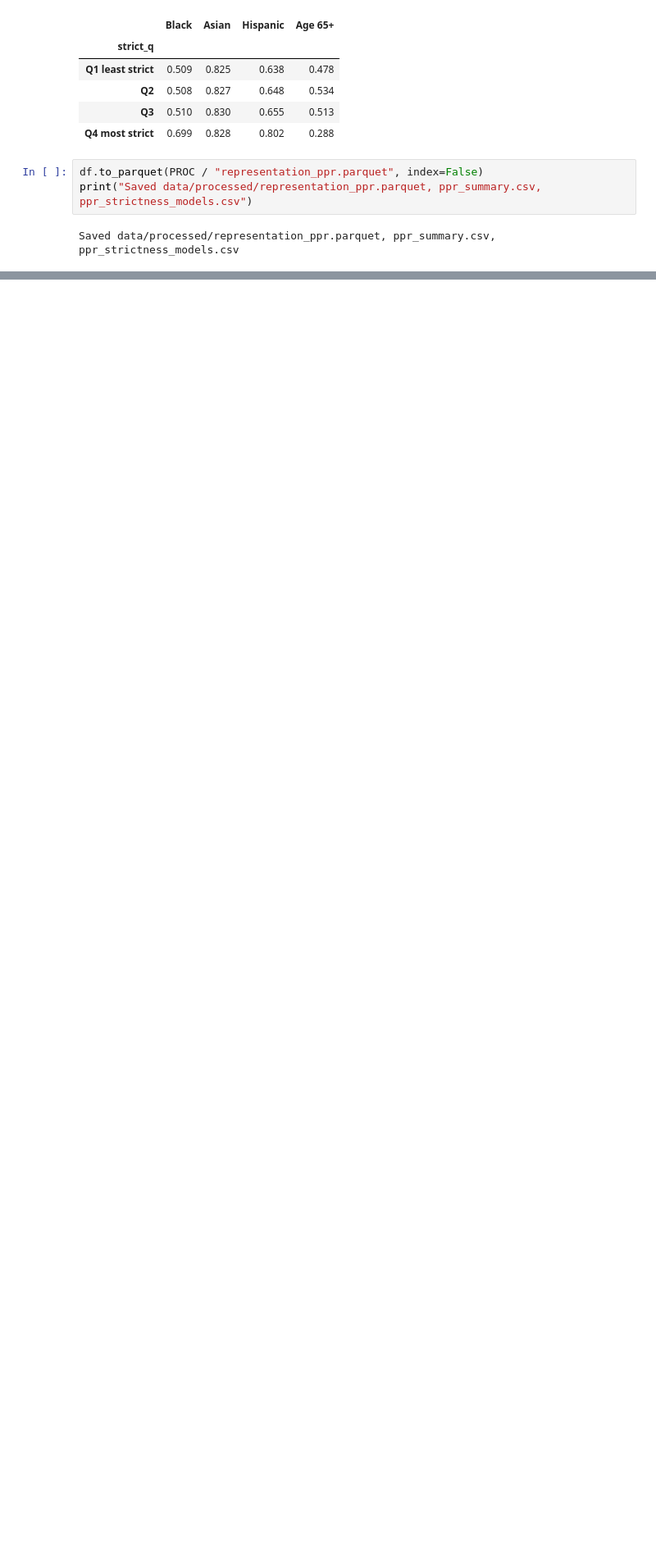
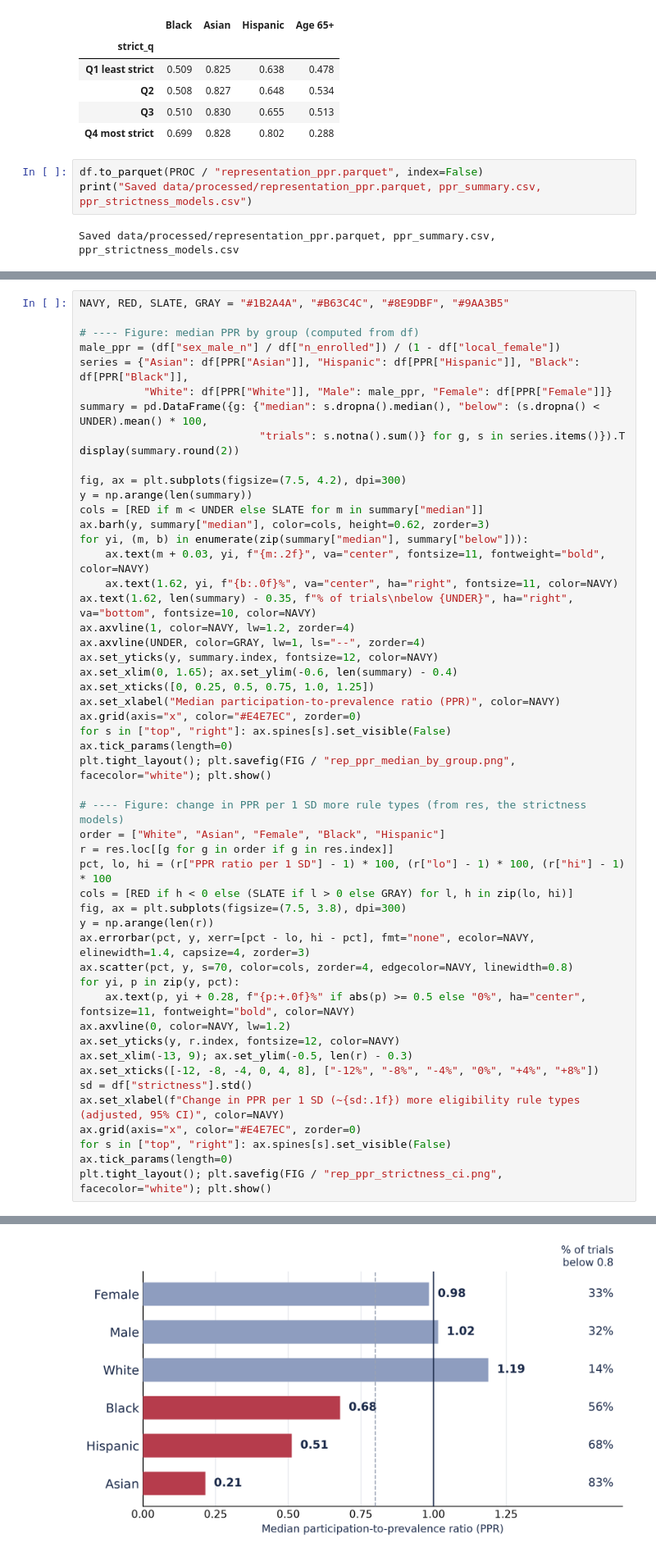
Before and after one commit to nehareddy4/clinical-trial-failure, a Jupyter notebook: notebooks/08_census_linking.ipynb, the cells around one changed output, grey strips where cells are left out. Shown at 82% size. Drawn from its saved outputs; the diff is of its cells as text; blank space fills up the shorter version.

Commit message:
Add report figures: median PPR by group (incl. male) and strictness effect with CIs

```diff
--- a/notebooks/08_census_linking.ipynb
+++ b/notebooks/08_census_linking.ipynb
@@ -414,0 +418,52 @@ Saved data/processed/representation_ppr.parquet, ppr_summary.csv, ppr_strictness
+# %%
+NAVY, RED, SLATE, GRAY = "#1B2A4A", "#B63C4C", "#8E9DBF", "#9AA3B5"
+
+# ---- Figure: median PPR by group (computed from df)
+male_ppr = (df["sex_male_n"] / df["n_enrolled"]) / (1 - df["local_female"])
+series = {"Asian": df[PPR["Asian"]], "Hispanic": df[PPR["Hispanic"]], "Black": df[PPR["Black"]],
+          "White": df[PPR["White"]], "Male": male_ppr, "Female": df[PPR["Female"]]}
+summary = pd.DataFrame({g: {"median": s.dropna().median(), "below": (s.dropna() < UNDER).mean() * 100,
+                            "trials": s.notna().sum()} for g, s in series.items()}).T
+display(summary.round(2))
+
+fig, ax = plt.subplots(figsize=(7.5, 4.2), dpi=300)
+y = np.arange(len(summary))
+cols = [RED if m < UNDER else SLATE for m in summary["median"]]
+ax.barh(y, summary["median"], color=cols, height=0.62, zorder=3)
+for yi, (m, b) in enumerate(zip(summary["median"], summary["below"])):
+    ax.text(m + 0.03, yi, f"{m:.2f}", va="center", fontsize=11, fontweight="bold", color=NAVY)
+    ax.text(1.62, yi, f"{b:.0f}%", va="center", ha="right", fontsize=11, color=NAVY)
+ax.text(1.62, len(summary) - 0.35, f"% of trials\nbelow {UNDER}", ha="right", va="bottom", fontsize=10, color=NAVY)
+ax.axvline(1, color=NAVY, lw=1.2, zorder=4)
+ax.axvline(UNDER, color=GRAY, lw=1, ls="--", zorder=4)
+ax.set_yticks(y, summary.index, fontsize=12, color=NAVY)
+ax.set_xlim(0, 1.65); ax.set_ylim(-0.6, len(summary) - 0.4)
+ax.set_xticks([0, 0.25, 0.5, 0.75, 1.0, 1.25])
+ax.set_xlabel("Median participation-to-prevalence ratio (PPR)", color=NAVY)
+ax.grid(axis="x", color="#E4E7EC", zorder=0)
+for s in ["top", "right"]: ax.spines[s].set_visible(False)
+ax.tick_params(length=0)
+plt.tight_layout(); plt.savefig(FIG / "rep_ppr_median_by_group.png", facecolor="white"); plt.show()
+
+# ---- Figure: change in PPR per 1 SD more rule types (from res, the strictness models)
+order = ["White", "Asian", "Female", "Black", "Hispanic"]
+r = res.loc[[g for g in order if g in res.index]]
+pct, lo, hi = (r["PPR ratio per 1 SD"] - 1) * 100, (r["lo"] - 1) * 100, (r["hi"] - 1) * 100
+cols = [RED if h < 0 else (SLATE if l > 0 else GRAY) for l, h in zip(lo, hi)]
+fig, ax = plt.subplots(figsize=(7.5, 3.8), dpi=300)
+y = np.arange(len(r))
+ax.errorbar(pct, y, xerr=[pct - lo, hi - pct], fmt="none", ecolor=NAVY, elinewidth=1.4, capsize=4, zorder=3)
+ax.scatter(pct, y, s=70, color=cols, zorder=4, edgecolor=NAVY, linewidth=0.8)
+for yi, p in zip(y, pct):
+    ax.text(p, yi + 0.28, f"{p:+.0f}%" if abs(p) >= 0.5 else "0%", ha="center", fontsize=11, fontweight="bold", color=NAVY)
+ax.axvline(0, color=NAVY, lw=1.2)
+ax.set_yticks(y, r.index, fontsize=12, color=NAVY)
+ax.set_xlim(-13, 9); ax.set_ylim(-0.5, len(r) - 0.3)
+ax.set_xticks([-12, -8, -4, 0, 4, 8], ["-12%", "-8%", "-4%", "0%", "+4%", "+8%"])
+sd = df["strictness"].std()
+ax.set_xlabel(f"Change in PPR per 1 SD (~{sd:.1f}) more eligibility rule types (adjusted, 95% CI)", color=NAVY)
+ax.grid(axis="x", color="#E4E7EC", zorder=0)
+for s in ["top", "right"]: ax.spines[s].set_visible(False)
+ax.tick_params(length=0)
+plt.tight_layout(); plt.savefig(FIG / "rep_ppr_strictness_ci.png", facecolor="white"); plt.show()
+# %% [output]
@@ -414,0 +477 @@ Saved data/processed/representation_ppr.parquet, ppr_summary.csv, ppr_strictness
+[figure, added]
```
Also changed, not shown: parts of 2 cells of this notebook, 2 other files.
